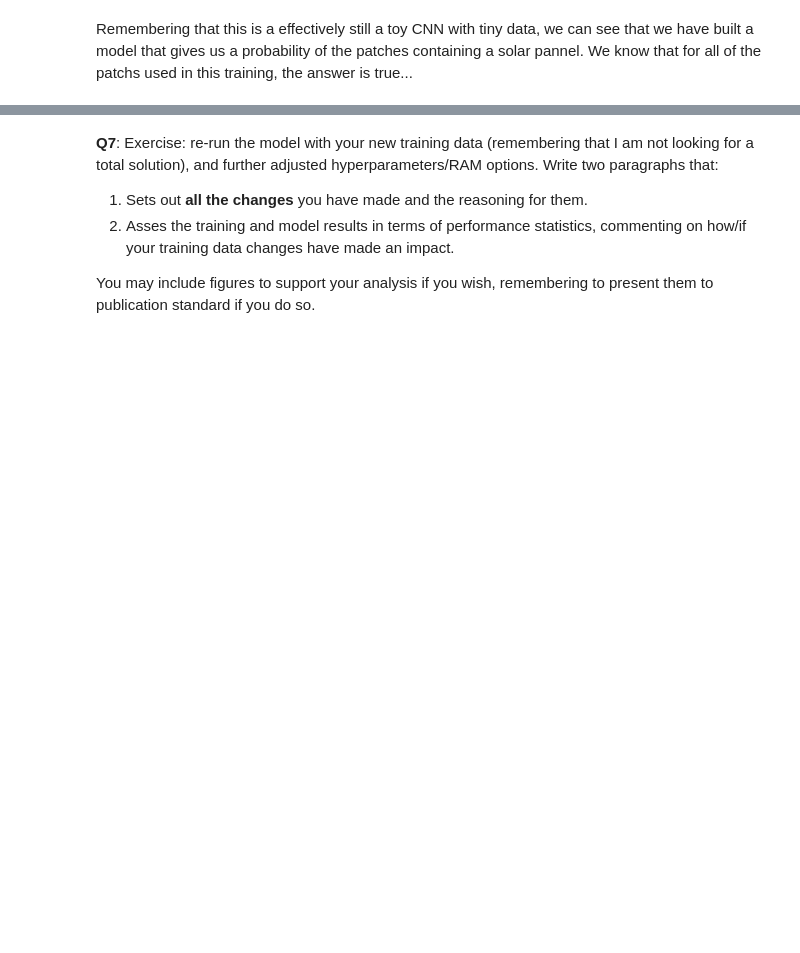
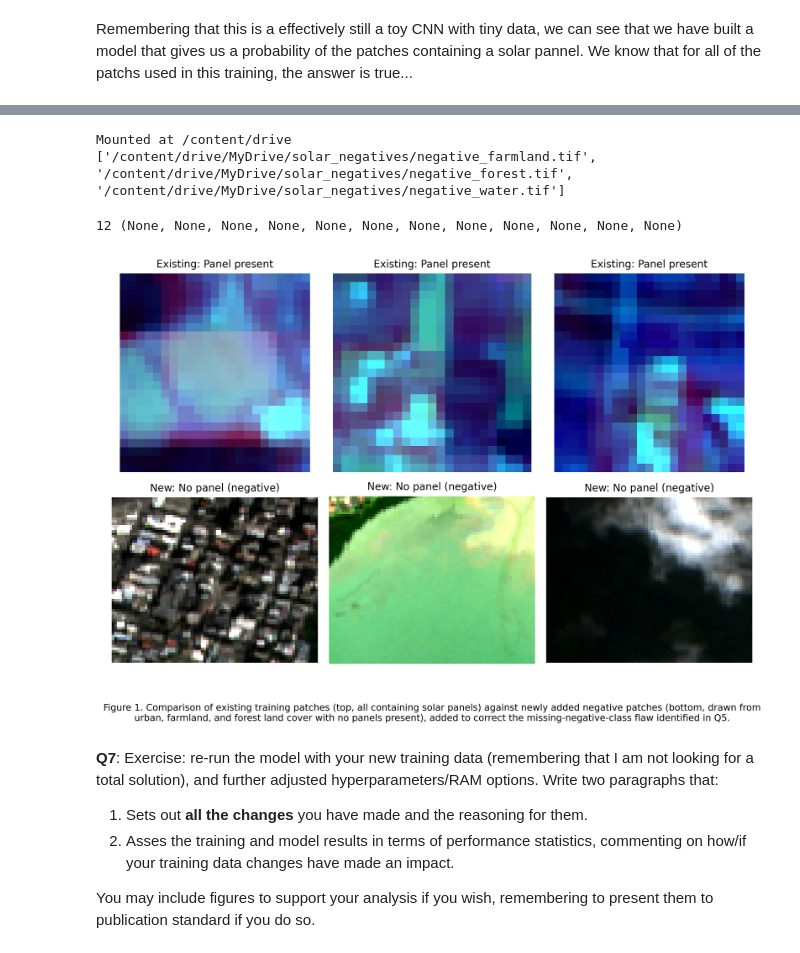
Before and after one commit to MusicalManiac/SatelliteDataAI-UOA, a Jupyter notebook: Lab-Notebooks/761_Lab4.ipynb, the cells around one changed output, grey strips where cells are left out. Saved outputs shown, nothing was run; the diff lists cells and outputs as text; code cells hidden in the pictures; blank space fills up the shorter version.

```diff
--- a/Lab-Notebooks/761_Lab4.ipynb
+++ b/Lab-Notebooks/761_Lab4.ipynb
@@ -442,3 +544,64 @@ You do not need to create a 100% solution here. I am looking for you to demonstr
+# %%
+from google.colab import drive
+drive.mount('/content/drive', force_remount=True)
+
+import glob
+drive_folder = '/content/drive/MyDrive/solar_negatives'
+negative_paths = sorted(glob.glob(f'{drive_folder}/*.tif'))
+print(negative_paths)
+# %% [output]
+Mounted at /content/drive
+['/content/drive/MyDrive/solar_negatives/negative_farmland.tif', '/content/drive/MyDrive/solar_negatives/negative_forest.tif', '/content/drive/MyDrive/solar_negatives/negative_water.tif']
+# %%
+import matplotlib.pyplot as plt
+import rasterio
+import numpy as np
+
+plt.rcParams['font.family'] = 'DejaVu Sans'
+plt.rcParams['pdf.fonttype'] = 42
+plt.rcParams['ps.fonttype'] = 42
+with rasterio.open(pairs[0][0]) as src:
+    print(src.count, src.descriptions)
+def load_rgb(path, band_indices=(1,2,3)):
+    with rasterio.open(path) as src:
+        img = src.read(list(band_indices)).astype(np.float32)
+        img = np.transpose(img, (1,2,0))
+        p2, p98 = np.percentile(img, (2, 98))
+        img = np.clip((img - p2) / (p98 - p2 + 1e-6), 0, 1)
+    return img
+
+# 3 existing positive (Solafune) patches
+positive_paths = [pairs[0][0], pairs[1][0], pairs[2][0]]
+
+# 3 of your new negative patches (skip 'water' or pick any 3 of the 4)
+negative_paths_subset = negative_paths[:3]
+
+fig, axes = plt.subplots(2, 3, figsize=(9, 6), dpi=300)
+
+for i, p in enumerate(positive_paths):
+    axes[0, i].imshow(load_rgb(p))
+    axes[0, i].set_title('Existing: Panel present', fontsize=10)
+    axes[0, i].axis('off')
+
+for i, p in enumerate(negative_paths_subset):
+    axes[1, i].imshow(load_rgb(p, band_indices=(1,2,3)))  # adjust if band order differs
+    axes[1, i].set_title('New: No panel (negative)', fontsize=10)
+    axes[1, i].axis('off')
+
+caption = (
+    "Figure 1. Comparison of existing training patches (top, all containing "
+    "solar panels) against newly added negative patches (bottom, drawn from "
+    "urban, farmland, and forest land cover with no panels present), added "
+    "to correct the missing-negative-class flaw identified in Q5."
+)
+fig.text(0.5, -0.03, caption, ha='center', va='top', wrap=True, fontsize=9)
+plt.tight_layout()
+plt.savefig('q6_positive_vs_negative_patches.png', dpi=300, bbox_inches='tight')
+plt.savefig('q6_positive_vs_negative_patches.pdf', bbox_inches='tight')
+plt.show()
+# %% [output]
+12 (None, None, None, None, None, None, None, None, None, None, None, None)
+[figure, added]
 # %% [markdown]
 **Q7**: Exercise: re-run the model with your new training data (remembering that I am not looking for a total solution), and further adjusted hyperparameters/RAM options. Write two paragraphs that:
 1. Sets out **all the changes** you have made and the reasoning for them.
```
Also changed, not shown: parts of 12 cells of this notebook.
